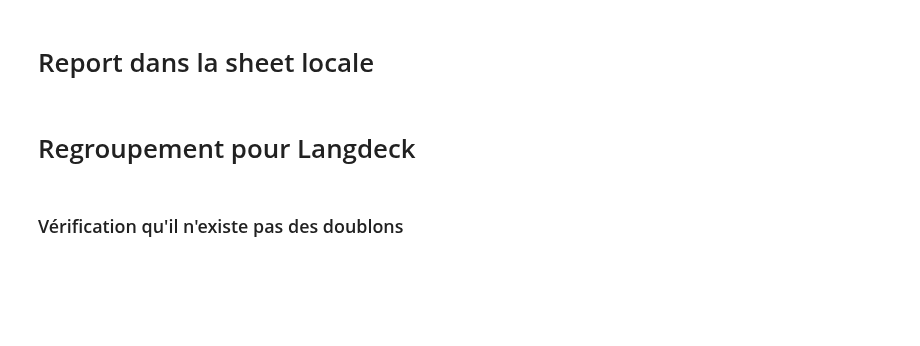
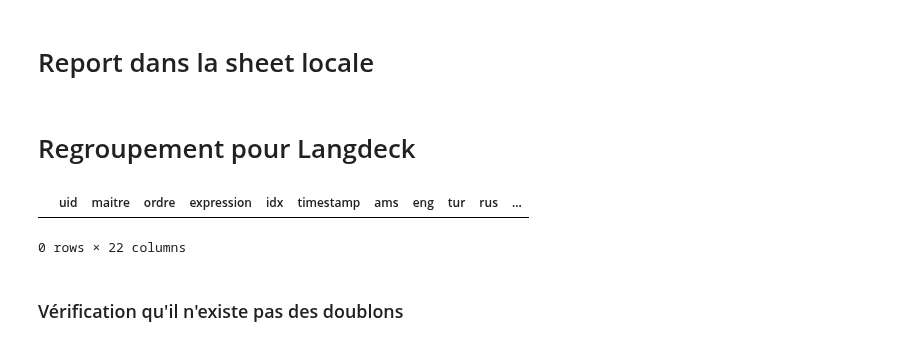
Before and after one commit to gretiere545/corpus, a Jupyter notebook: corpus_sync_airtable.ipynb, the cells around one changed output. Saved outputs shown, nothing was run; the diff lists cells and outputs as text; code cells hidden in the pictures; blank space fills up the shorter version.

```diff
--- a/corpus_sync_airtable.ipynb
+++ b/corpus_sync_airtable.ipynb
@@ -306,3 +304,8 @@ df2['hash'] = df2[['uid', 'language','expression','maitre']].sum(axis=1).map(has
+# %%
+df_langdeck[df_langdeck['uid'].duplicated()].sort_values("uid")
+# %% [output]
+|  | uid | maitre | ordre | expression | idx | timestamp | ams | eng | tur | rus | ... |
+0 rows × 22 columns
 # %% [markdown]
 ### Vérification qu'il n'existe pas des doublons
 # %%
```
Also changed, not shown: parts of 32 cells of this notebook.
